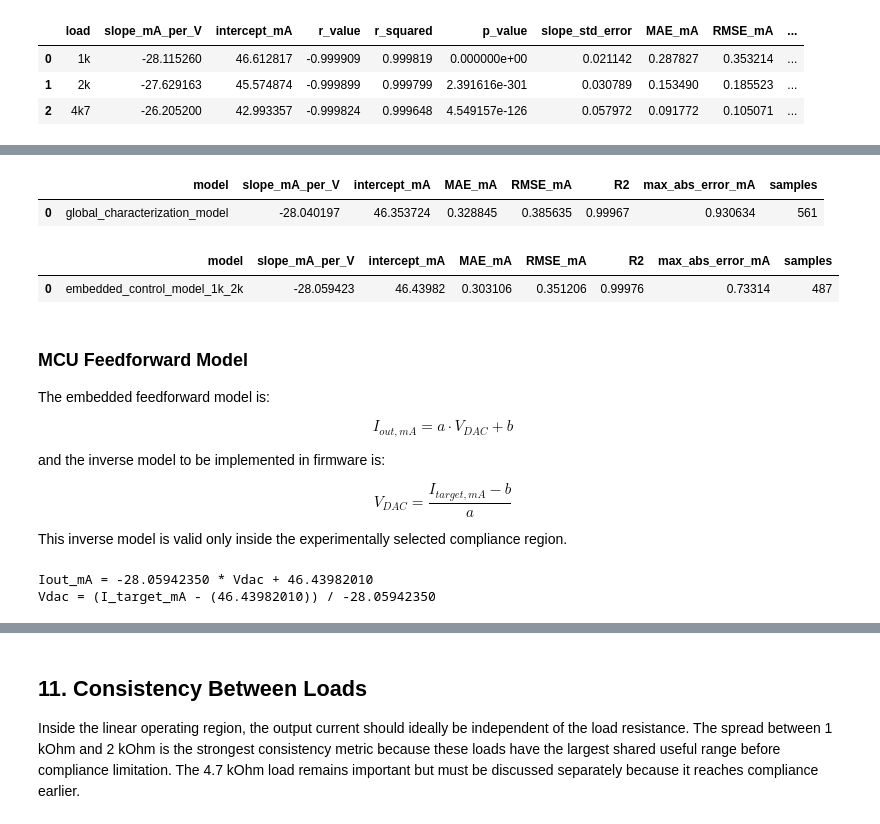
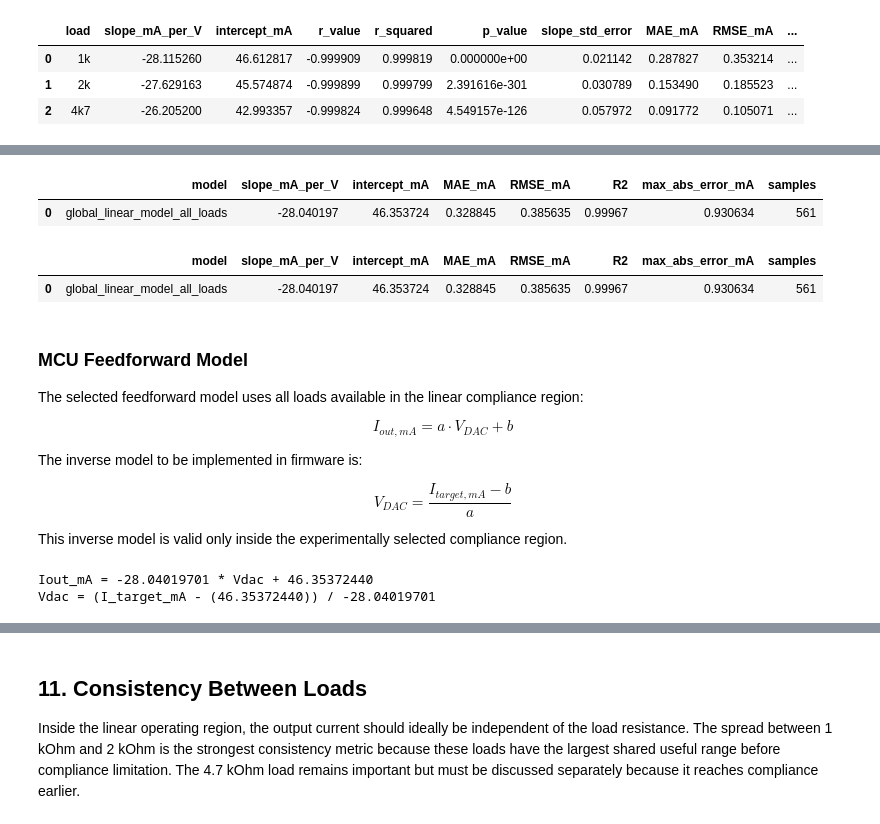
Before and after one commit to import-tiago/FEI, a Jupyter notebook: MSc/PEL309/Analysis/PEL309.ipynb, the cells around one changed output, grey strips where cells are left out. Cells and saved outputs as stored; diff of their text form; code cells hidden in the pictures.

```diff
--- a/MSc/PEL309/Analysis/PEL309.ipynb
+++ b/MSc/PEL309/Analysis/PEL309.ipynb
@@ -539,55 +519,52 @@ The embedded model is the recommended feedforward model for MCU implementation,
 def fit_linear_model_summary(df, model_name):
     x = df[["dac_bin"]]
     y = df["current_mA"]
 
     model = LinearRegression()
     model.fit(x, y)
 
     y_pred = pd.Series(model.predict(x), index=df.index)
     residual = y - y_pred
 
     return model, pd.DataFrame([{
         "model": model_name,
         "slope_mA_per_V": model.coef_[0],
         "intercept_mA": model.intercept_,
         "MAE_mA": mean_absolute_error(y, y_pred),
         "RMSE_mA": mean_squared_error(y, y_pred) ** 0.5,
         "R2": r2_score(y, y_pred),
         "max_abs_error_mA": residual.abs().max(),
         "samples": len(df),
     }])
 
 
 global_model, global_model_summary = fit_linear_model_summary(
     linear_long,
-    "global_characterization_model",
+    "global_linear_model_all_loads",
 )
 
-embedded_model_data = linear_long[linear_long["load"].isin(["1k", "2k"])].copy()
-embedded_model, embedded_model_summary = fit_linear_model_summary(
-    embedded_model_data,
-    "embedded_control_model_1k_2k",
-)
+a_global = global_model_summary.loc[0, "slope_mA_per_V"]
+b_global = global_model_summary.loc[0, "intercept_mA"]
 
 global_model_summary
 # %% [output]
 |  | model | slope_mA_per_V | intercept_mA | MAE_mA | RMSE_mA | R2 | max_abs_error_mA | samples |
-| 0 | global_characterization_model | -28.040197 | 46.353724 | 0.328845 | 0.385635 | 0.99967 | 0.930634 | 561 |
+| 0 | global_linear_model_all_loads | -28.040197 | 46.353724 | 0.328845 | 0.385635 | 0.99967 | 0.930634 | 561 |
-# %%
-embedded_model_summary
-# %% [output]
-|  | model | slope_mA_per_V | intercept_mA | MAE_mA | RMSE_mA | R2 | max_abs_error_mA | samples |
-| 0 | embedded_control_model_1k_2k | -28.059423 | 46.43982 | 0.303106 | 0.351206 | 0.99976 | 0.73314 | 487 |
+# %%
+global_model_summary
+# %% [output]
+|  | model | slope_mA_per_V | intercept_mA | MAE_mA | RMSE_mA | R2 | max_abs_error_mA | samples |
+| 0 | global_linear_model_all_loads | -28.040197 | 46.353724 | 0.328845 | 0.385635 | 0.99967 | 0.930634 | 561 |
 # %% [markdown]
 ### MCU Feedforward Model
 
-The embedded feedforward model is:
+The selected feedforward model uses all loads available in the linear compliance region:
 
 $$
 I_{out,mA} = a \cdot V_{DAC} + b
 $$
 
-and the inverse model to be implemented in firmware is:
+The inverse model to be implemented in firmware is:
 
 $$
 V_{DAC} = \frac{I_{target,mA} - b}{a}
@@ -595,11 +572,8 @@ $$
 
 This inverse model is valid only inside the experimentally selected compliance region.
 # %%
-embedded_slope = embedded_model_summary.loc[0, "slope_mA_per_V"]
-embedded_intercept = embedded_model_summary.loc[0, "intercept_mA"]
-
-print(f"Iout_mA = {embedded_slope:.8f} * Vdac + {embedded_intercept:.8f}")
-print(f"Vdac = (I_target_mA - ({embedded_intercept:.8f})) / {embedded_slope:.8f}")
+print(f"Iout_mA = {a_global:.8f} * Vdac + {b_global:.8f}")
+print(f"Vdac = (I_target_mA - ({b_global:.8f})) / {a_global:.8f}")
 # %% [output]
-Iout_mA = -28.05942350 * Vdac + 46.43982010
-Vdac = (I_target_mA - (46.43982010)) / -28.05942350
+Iout_mA = -28.04019701 * Vdac + 46.35372440
+Vdac = (I_target_mA - (46.35372440)) / -28.04019701
```
Also changed, not shown: parts of 17 cells of this notebook.
